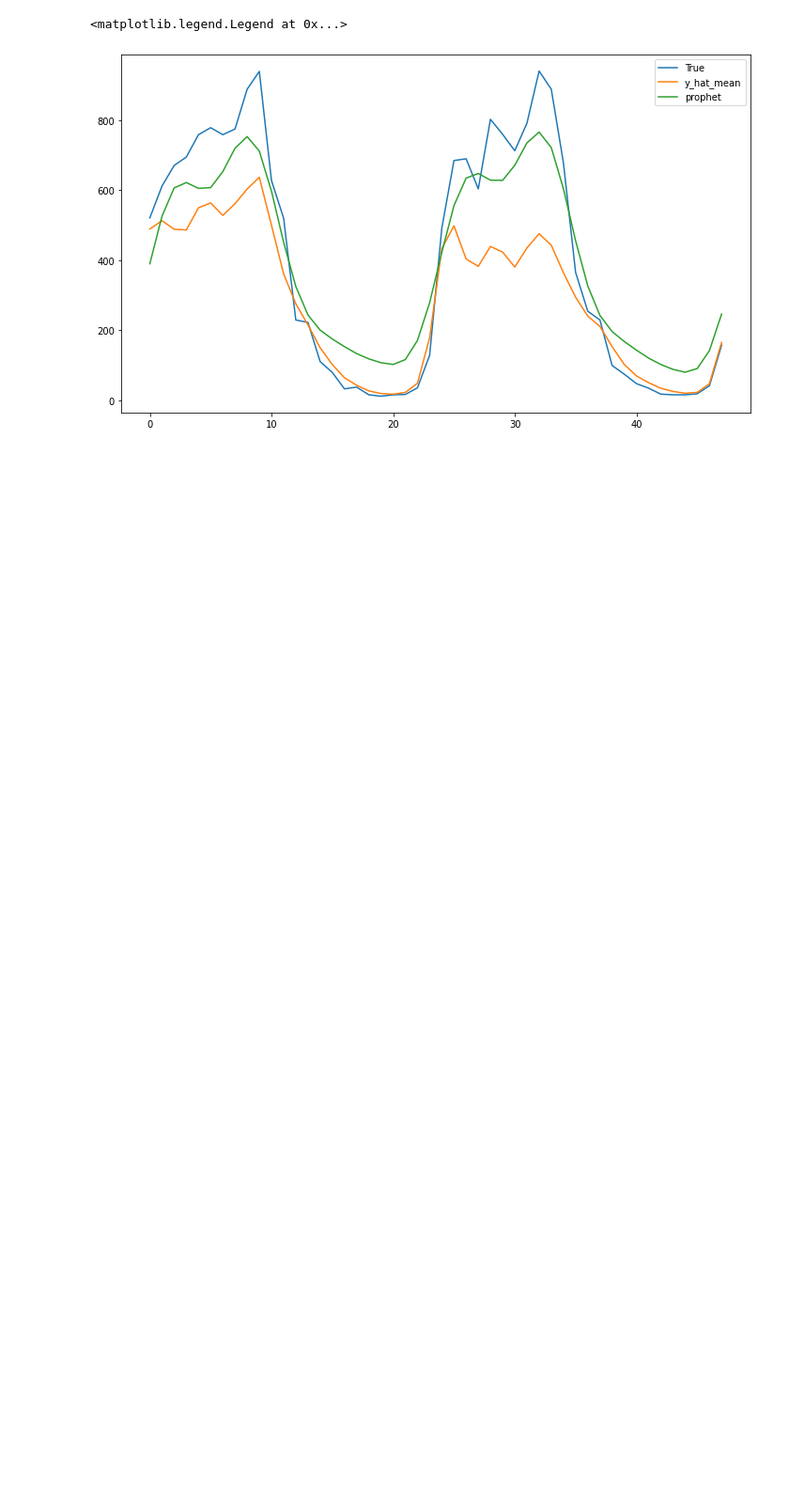
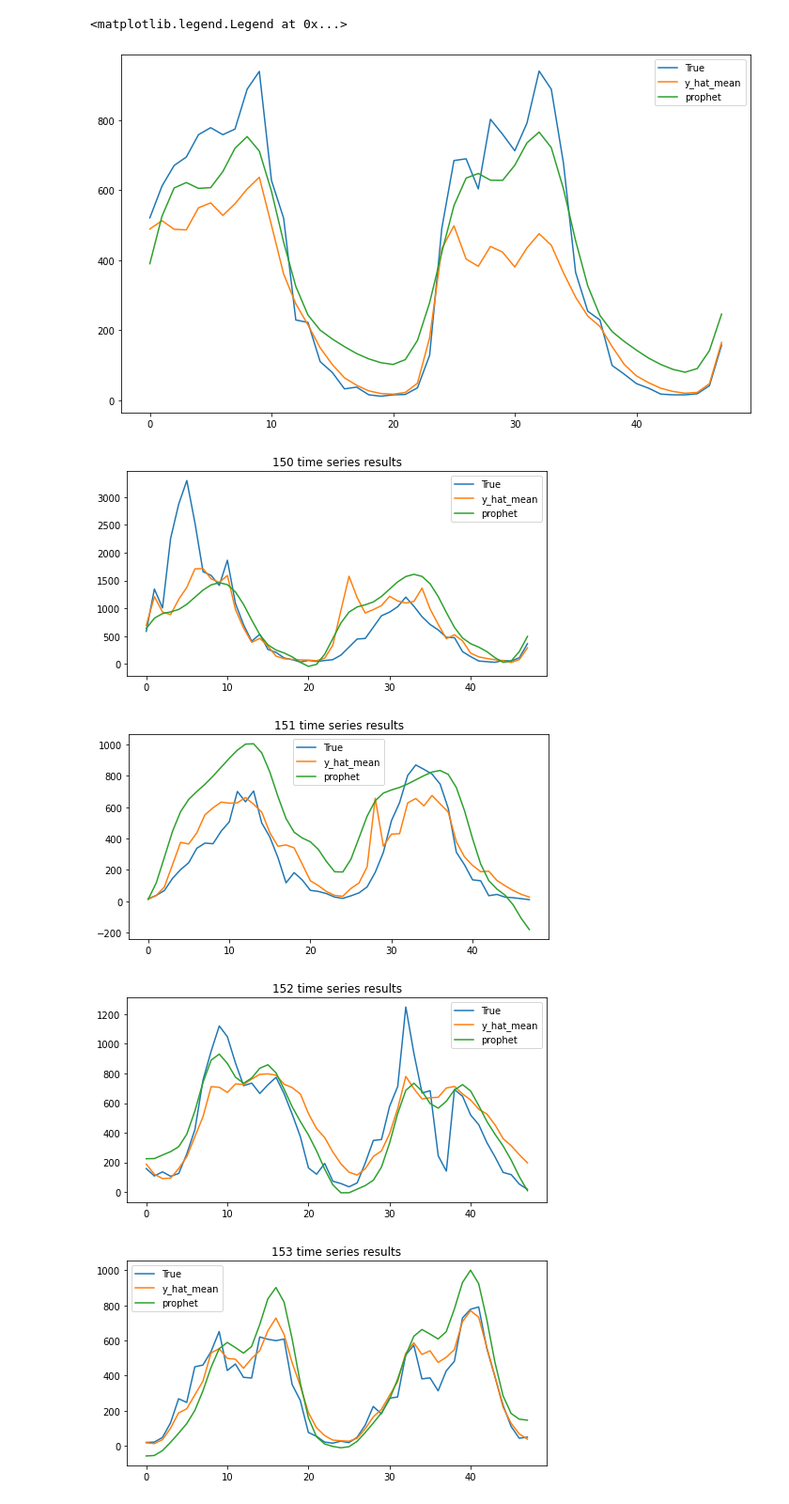
Before and after one commit to SuminBae97/PytorchStduy, a Jupyter notebook: 3_23.ipynb, the cells around one changed output. Shown: that part at 94% size. Saved outputs shown, nothing was run; the diff lists cells and outputs as text; code cells hidden in the pictures; blank space fills up the shorter version.

Commit message:
Colaboratory를 통해 생성됨

```diff
--- a/3_23.ipynb
+++ b/3_23.ipynb
@@ -188,3 +189,19 @@ plt.legend()
 # %% [output]
 <matplotlib.legend.Legend at 0x...>
 [figure]
+# %%
+for i in range(150,160):
+    plt.figure(figsize=(8,4))
+    plt.title(f'{i} time series results')
+    plt.plot(tss[i][700:].values.reshape(-1,),label='True')
+    plt.plot(forecasts[i].mean,label='y_hat_mean')
+    plt.plot(prophet_results[i],label='prophet')
+    plt.legend()
+    title = f'{i}result.png'
+    plt.savefig('/content/gdrive/My Drive/Colab Notebooks/results/'+title)
+    plt.show()
+# %% [output]
+[figure, added]
+[figure, added]
+[figure, added]
+[figure, added]
```
Also changed, not shown: parts of 7 cells of this notebook.
